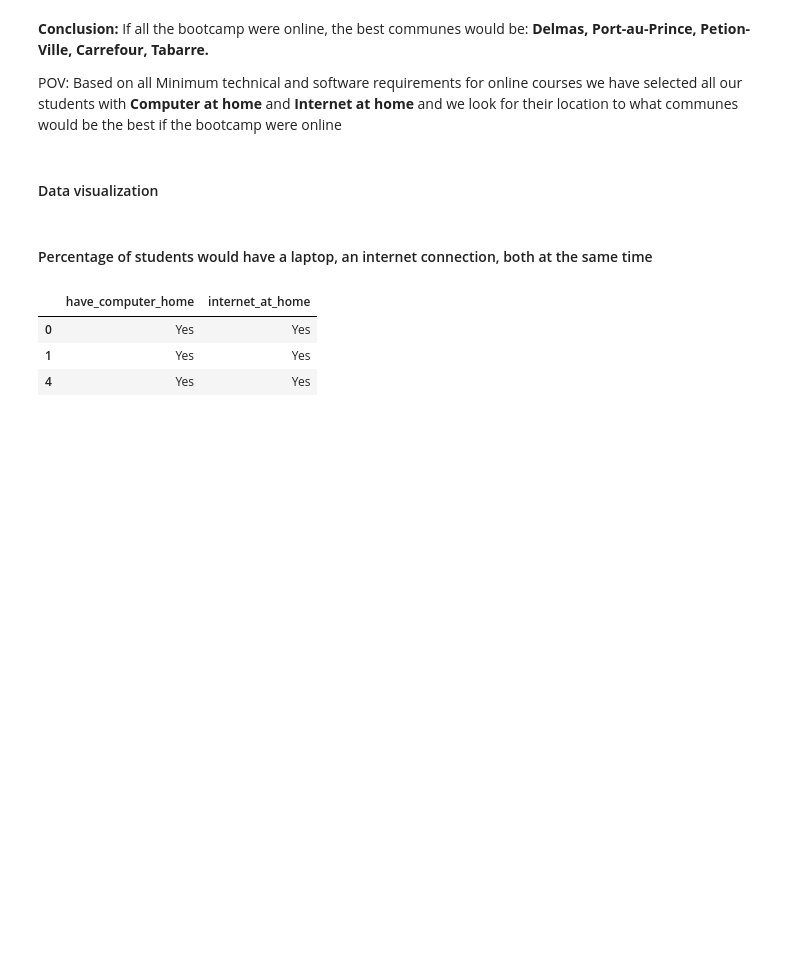
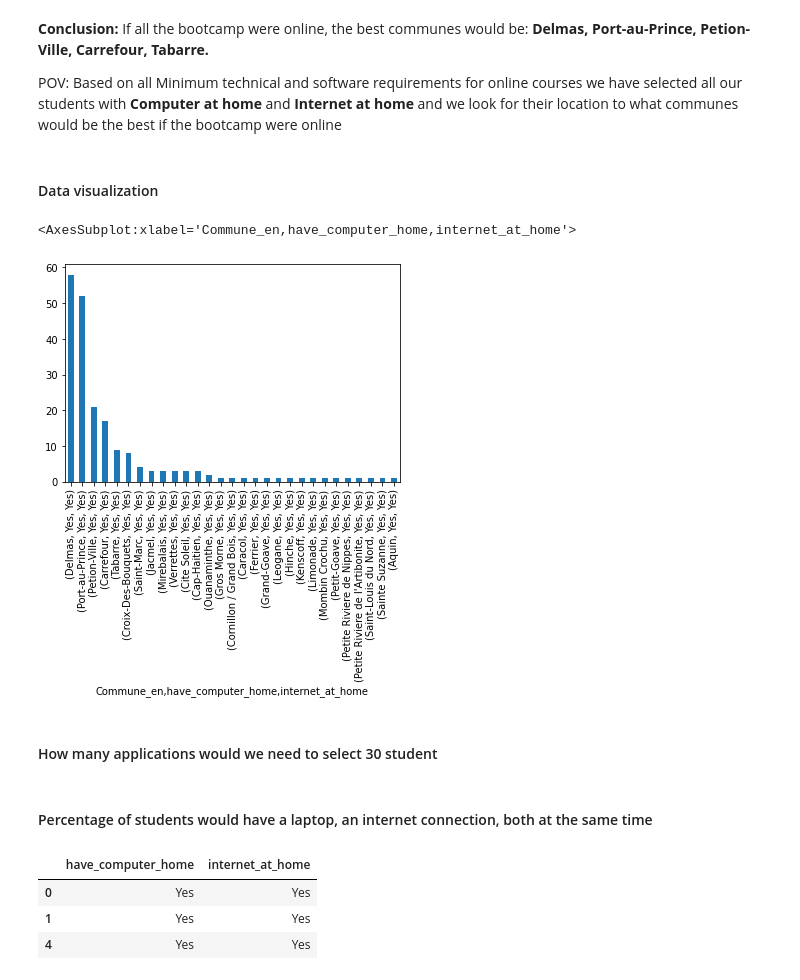
Before and after one commit to kesnel/Project-Data-Processing, a Jupyter notebook: data.ipynb, the cells around one changed output. Cells and saved outputs as stored; diff of their text form; code cells hidden in the pictures; blank space fills up the shorter version.

```diff
--- a/data.ipynb
+++ b/data.ipynb
@@ -612,6 +705,13 @@ dtype: int64
 POV: Based on all Minimum technical and software requirements for online courses we have selected all our students with **Computer at home** and **Internet at home** and we look for their location to what communes would be the best if the bootcamp were online
 # %% [markdown]
 #### Data visualization
+# %%
+best_communes.plot.bar()
+# %% [output]
+<AxesSubplot:xlabel='Commune_en,have_computer_home,internet_at_home'>
+[figure, added]
+# %% [markdown]
+#### How many applications would we need to select 30 student
 # %% [markdown]
 #### Percentage of students would have a laptop, an internet connection, both at the same time
 # %%
```
Also changed, not shown: parts of 15 cells of this notebook.
